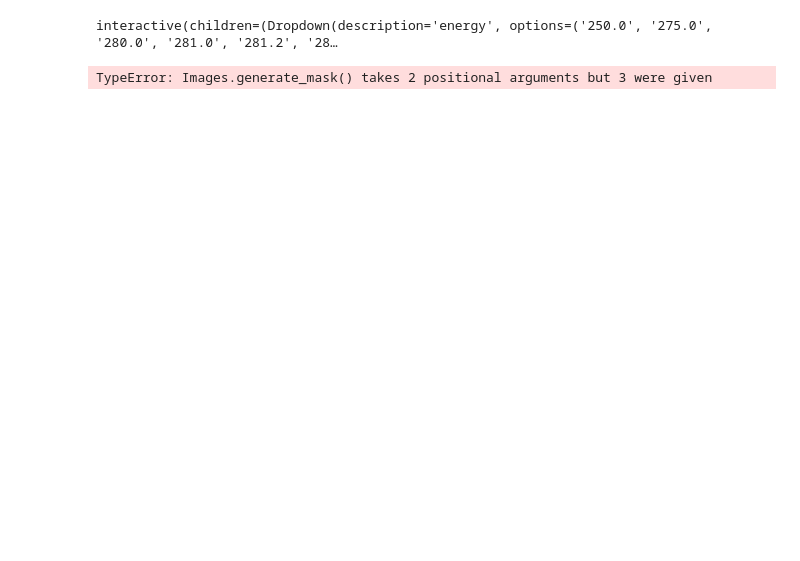
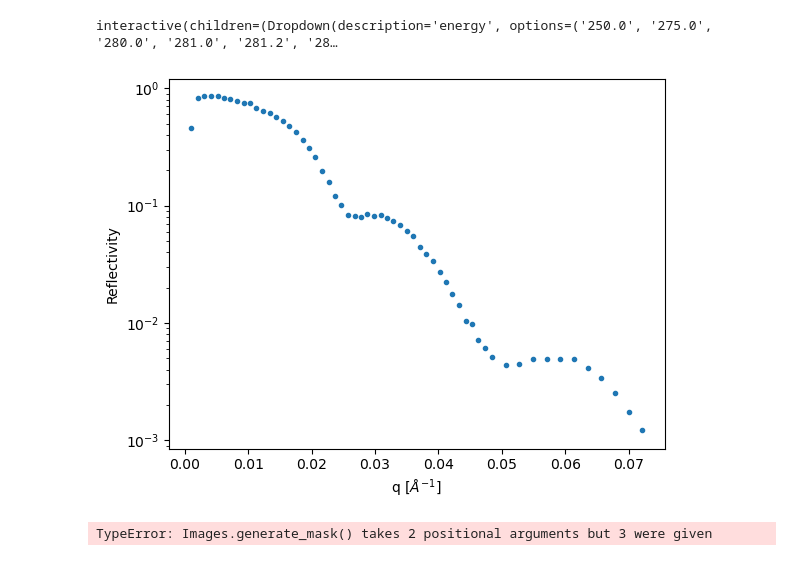
Before and after one commit to WSU-Carbon-Lab/pyref, a Jupyter notebook: prsoxs_xrr/processing.ipynb, the cells around one changed output. Drawn from its saved outputs; the diff is of its cells as text; code cells hidden in the pictures; blank space fills up the shorter version.

```diff
--- a/prsoxs_xrr/processing.ipynb
+++ b/prsoxs_xrr/processing.ipynb
@@ -59,6 +61,10 @@ def show_plots(energy):
         xrr.check_spot(point)
 # %% [output]
 interactive(children=(Dropdown(description='energy', options=('250.0', '275.0', '280.0', '281.0', '281.2', '28…
+# %%
+xrr_data['275.0'].refl.plot()
+# %% [output]
+[figure, added]
 # %%
 xrr1 = xrr_data['289.0']
 mask = xrr1.images.generate_mask(1)
```
Also changed, not shown: parts of 24 cells of this notebook, 2 other files.
